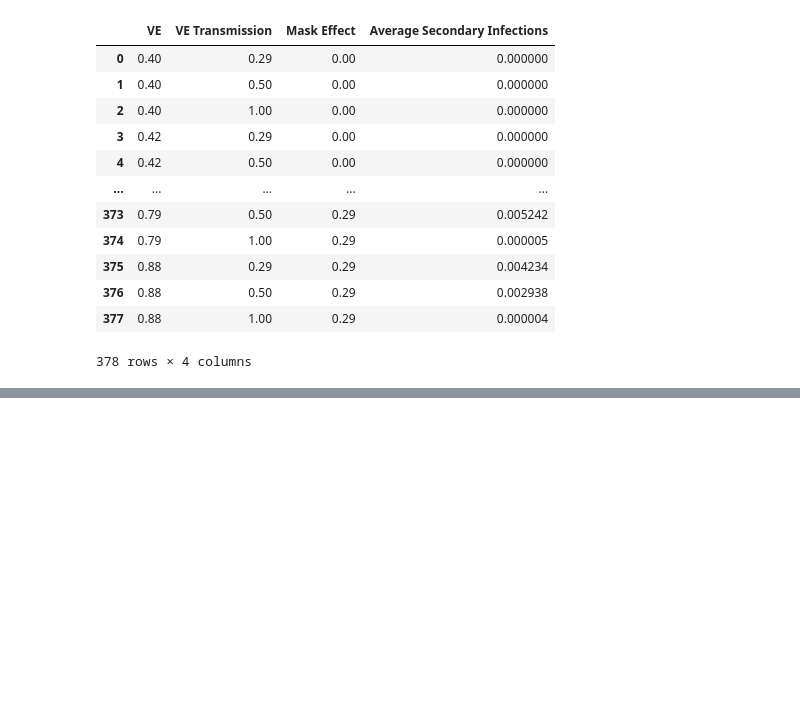
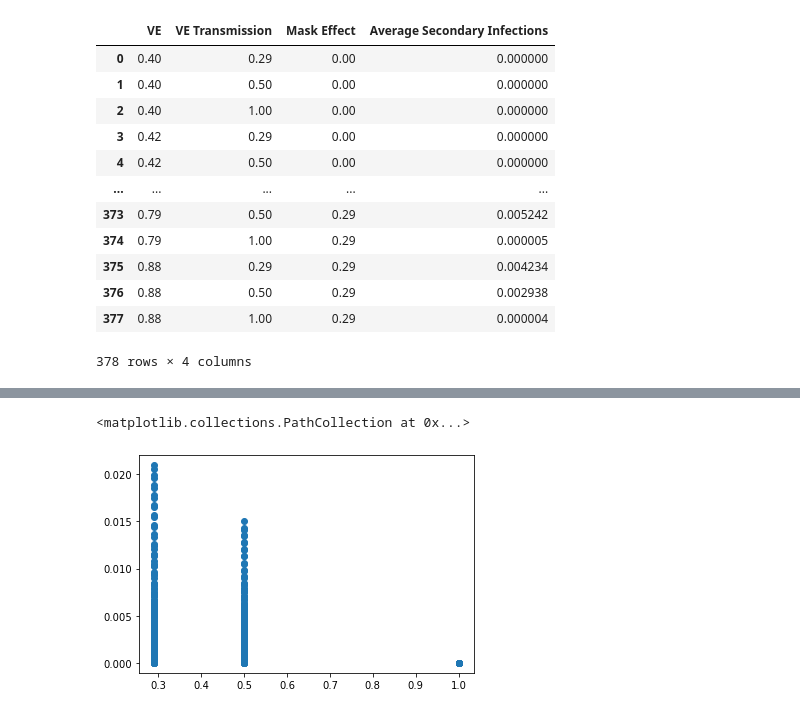
Before and after one commit to brianliu12437/COVID-Classroom-Delta, a Jupyter notebook: Classroom Simulations/Simulator/Fall 2021 Classroom Simulators V11 - Recallibration.ipynb, the cells around one changed output, grey strips where cells are left out. Saved outputs shown, nothing was run; the diff lists cells and outputs as text; code cells hidden in the pictures; blank space fills up the shorter version.

```diff
--- a/Classroom Simulations/Simulator/Fall 2021 Classroom Simulators V11 - Recallibration.ipynb
+++ b/Classroom Simulations/Simulator/Fall 2021 Classroom Simulators V11 - Recallibration.ipynb
@@ -523,0 +529,5 @@ results
+# %%
+plt.scatter(results['VE Transmission'],results['Average Secondary Infections'])
+# %% [output]
+<matplotlib.collections.PathCollection at 0x...>
+[figure, added]
```
Also changed, not shown: parts of 2 cells of this notebook.
